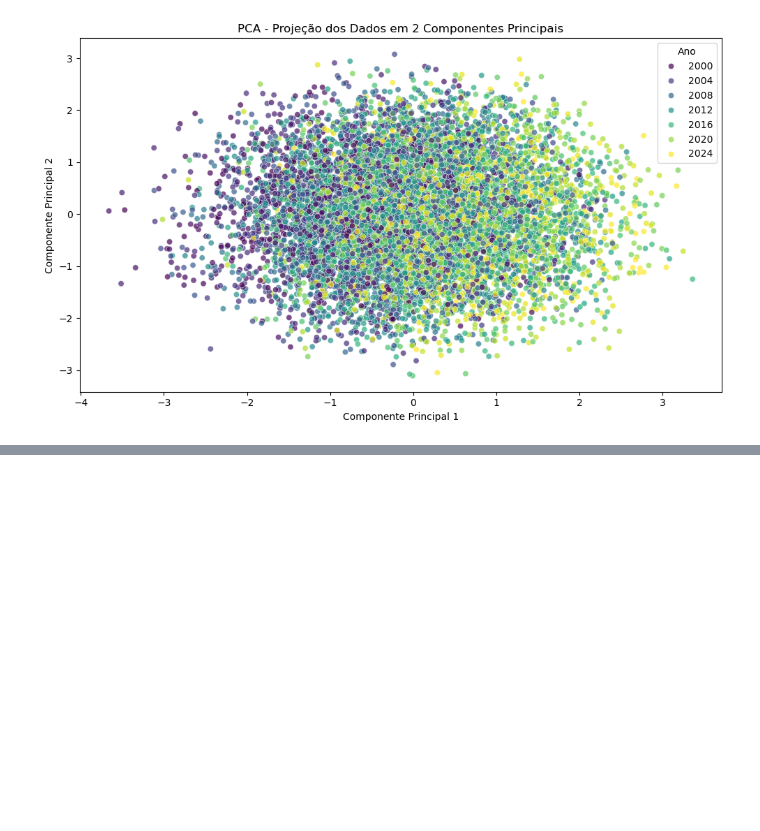
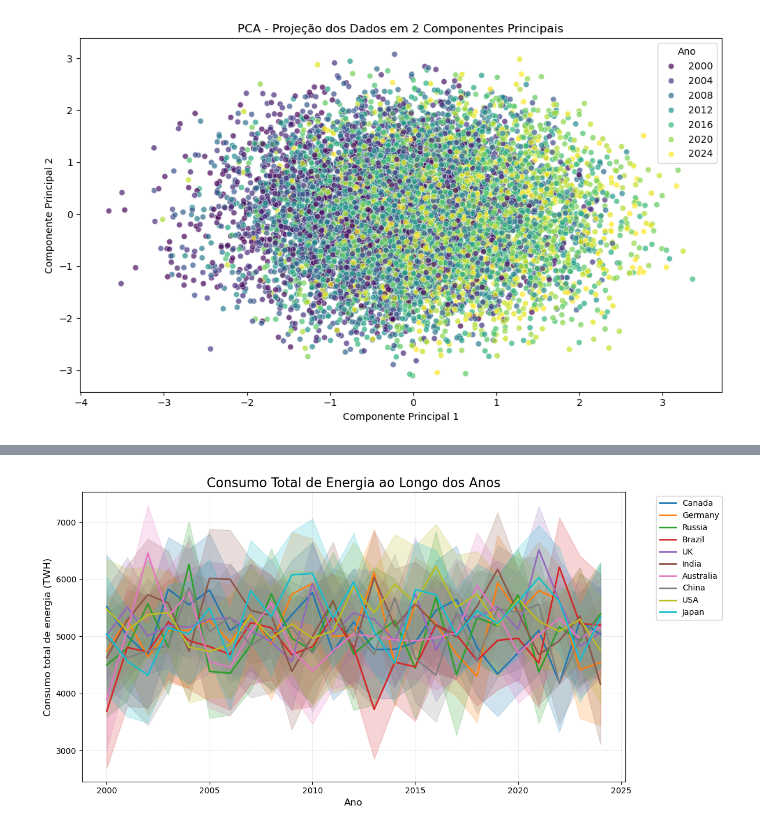
Before and after one commit to Matheus538Benjamin/Projeto-an-lise-de-dados-coderhouse, a Jupyter notebook: Projeto Ciência de Dados.ipynb, the cells around one changed output, grey strips where cells are left out. Cells and saved outputs as stored; diff of their text form; code cells hidden in the pictures; blank space fills up the shorter version.

```diff
--- a/Projeto Ciência de Dados.ipynb
+++ b/Projeto Ciência de Dados.ipynb
@@ -378,0 +387,29 @@ plt.show()
+# %%
+plt.figure(figsize=(12,6))
+
+# Gráfico de linhas com ajustes
+sns.lineplot(data=df_energia,
+             x='Ano',
+             y='Consumo total de energia (TWH)',
+             hue='País',
+             markers=True,
+             linewidth=2,
+             dashes=False)
+
+# Ajustar o fundo e a grade para uma opacidade de 15%
+plt.title('Consumo Total de Energia ao Longo dos Anos', fontsize=16)
+plt.xlabel('Ano', fontsize=12)
+plt.ylabel('Consumo total de energia (TWH)', fontsize=12)
+
+# Ajustando a opacidade da grade (relevo) para 15%
+plt.grid(True, linestyle='--', linewidth=0.5, alpha=0.5)  # alpha ajusta a opacidade
+
+# Ajustando a legenda
+plt.legend(bbox_to_anchor=(1.05, 1), loc='upper left')
+
+# Ajustando o layout
+plt.tight_layout()
+
+plt.show()
+# %% [output]
+[figure, added]
```
Also changed, not shown: parts of 9 cells of this notebook.
